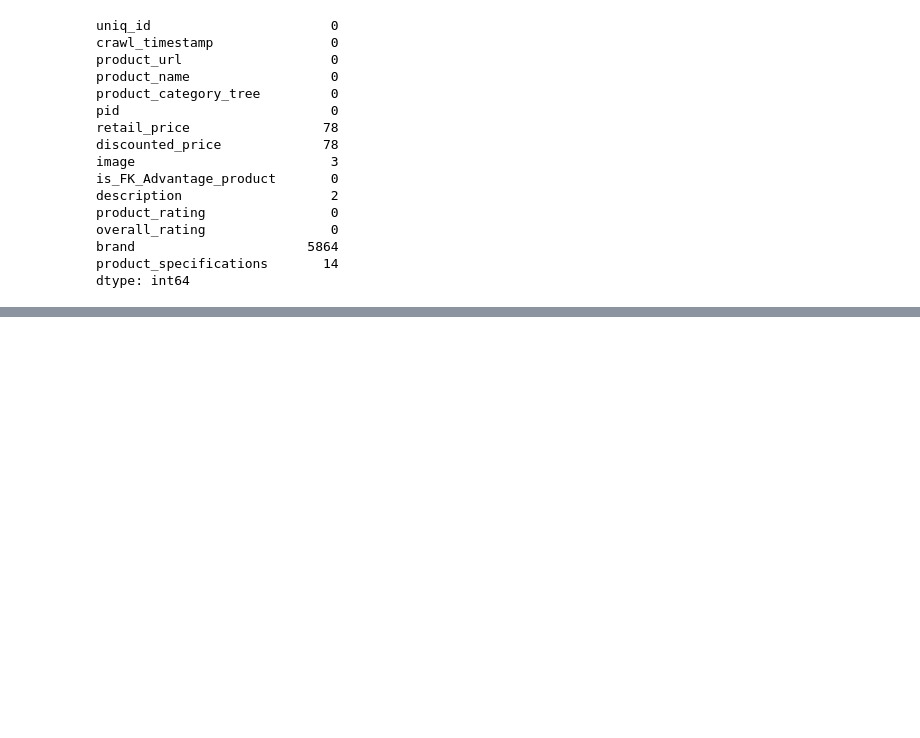
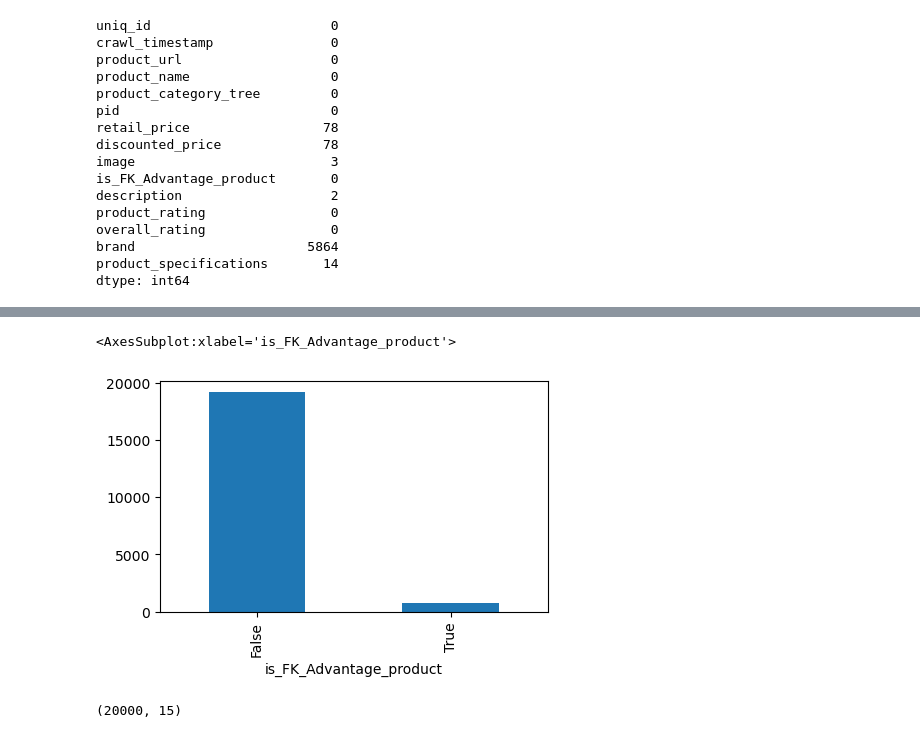
Before and after one commit to naresh5422/flipkart_categories_prediction, a Jupyter notebook: Category_prediction_for_Flipkart_products.ipynb, the cells around one changed output, grey strips where cells are left out. Saved outputs shown, nothing was run; the diff lists cells and outputs as text; code cells hidden in the pictures; blank space fills up the shorter version.

```diff
--- a/Category_prediction_for_Flipkart_products.ipynb
+++ b/Category_prediction_for_Flipkart_products.ipynb
@@ -201,0 +247,10 @@ dtype: int64
+# %%
+figure = plt.figure(figsize=(5,3))
+fk_df["is_FK_Advantage_product"].value_counts().plot(kind = "bar")
+# %% [output]
+<AxesSubplot:xlabel='is_FK_Advantage_product'>
+[figure, added]
+# %%
+fk_df.shape
+# %% [output]
+(20000, 15)
```
Also changed, not shown: parts of 15 cells of this notebook.
